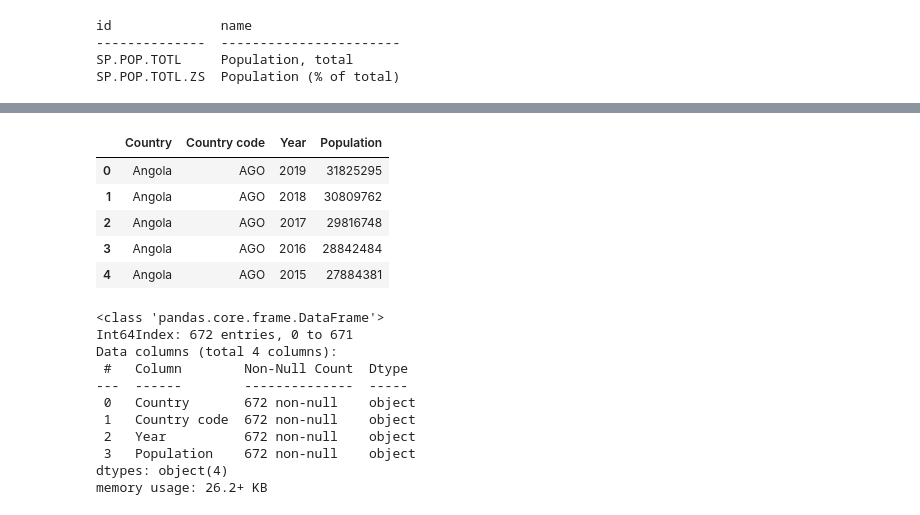
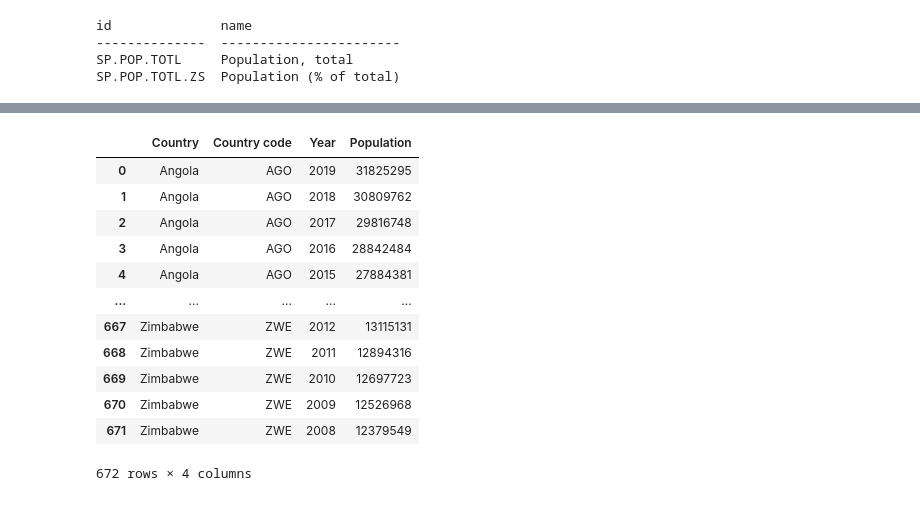
Before and after one commit to TrentELittle/SecondProject2, a Jupyter notebook: merged_data.ipynb, the cells around one changed output, grey strips where cells are left out. Saved outputs shown, nothing was run; the diff lists cells and outputs as text; code cells hidden in the pictures.

```diff
--- a/merged_data.ipynb
+++ b/merged_data.ipynb
@@ -133,37 +144,30 @@ ZWE   Zimbabwe
 # %%
 data = wbdata.get_data(indicators, country = country_codes, data_date = data_date)
 df_wbdata = pd.DataFrame(data)
 df_wbdata = df_wbdata.rename(columns={"indicator": "Indicator",
                   "country": "Country",
                   "countryiso3code": "Country code",
                   "date": "Year",
                   "value": "Population",})
 df_wbdata = df_wbdata.filter(items = ['Country', 'Country code', 'Year', 'Population'])
 df_wbdata.dropna(inplace=True)
 df_wbdata['Country'] = df_wbdata['Country'].astype(str)
 df_wbdata['Country code'] = df_wbdata['Country code'].astype(str)
 df_wbdata['Year'] = df_wbdata['Year'].astype(str)
 df_wbdata['Population'] = df_wbdata['Population'].astype(str)
 df_wbdata['Country'] = df_wbdata['Country'].str.slice(23, -2)
-df_wbdata.head()
+df_wbdata
 # %% [output]
 |  | Country | Country code | Year | Population |
 | 0 | Angola | AGO | 2019 | 31825295 |
 | 1 | Angola | AGO | 2018 | 30809762 |
 | 2 | Angola | AGO | 2017 | 29816748 |
 | 3 | Angola | AGO | 2016 | 28842484 |
 | 4 | Angola | AGO | 2015 | 27884381 |
+| ... | ... | ... | ... | ... |
+| 667 | Zimbabwe | ZWE | 2012 | 13115131 |
+| 668 | Zimbabwe | ZWE | 2011 | 12894316 |
+| 669 | Zimbabwe | ZWE | 2010 | 12697723 |
+| 670 | Zimbabwe | ZWE | 2009 | 12526968 |
+| 671 | Zimbabwe | ZWE | 2008 | 12379549 |
+672 rows × 4 columns
-# %%
-df_wbdata.info()
-# %% [output]
-<class 'pandas.core.frame.DataFrame'>
-Int64Index: 672 entries, 0 to 671
-Data columns (total 4 columns):
- #   Column        Non-Null Count  Dtype
----  ------        --------------  -----
- 0   Country       672 non-null    object
- 1   Country code  672 non-null    object
- 2   Year          672 non-null    object
- 3   Population    672 non-null    object
-dtypes: object(4)
-memory usage: 26.2+ KB
```
Also changed, not shown: parts of 13 cells of this notebook.
